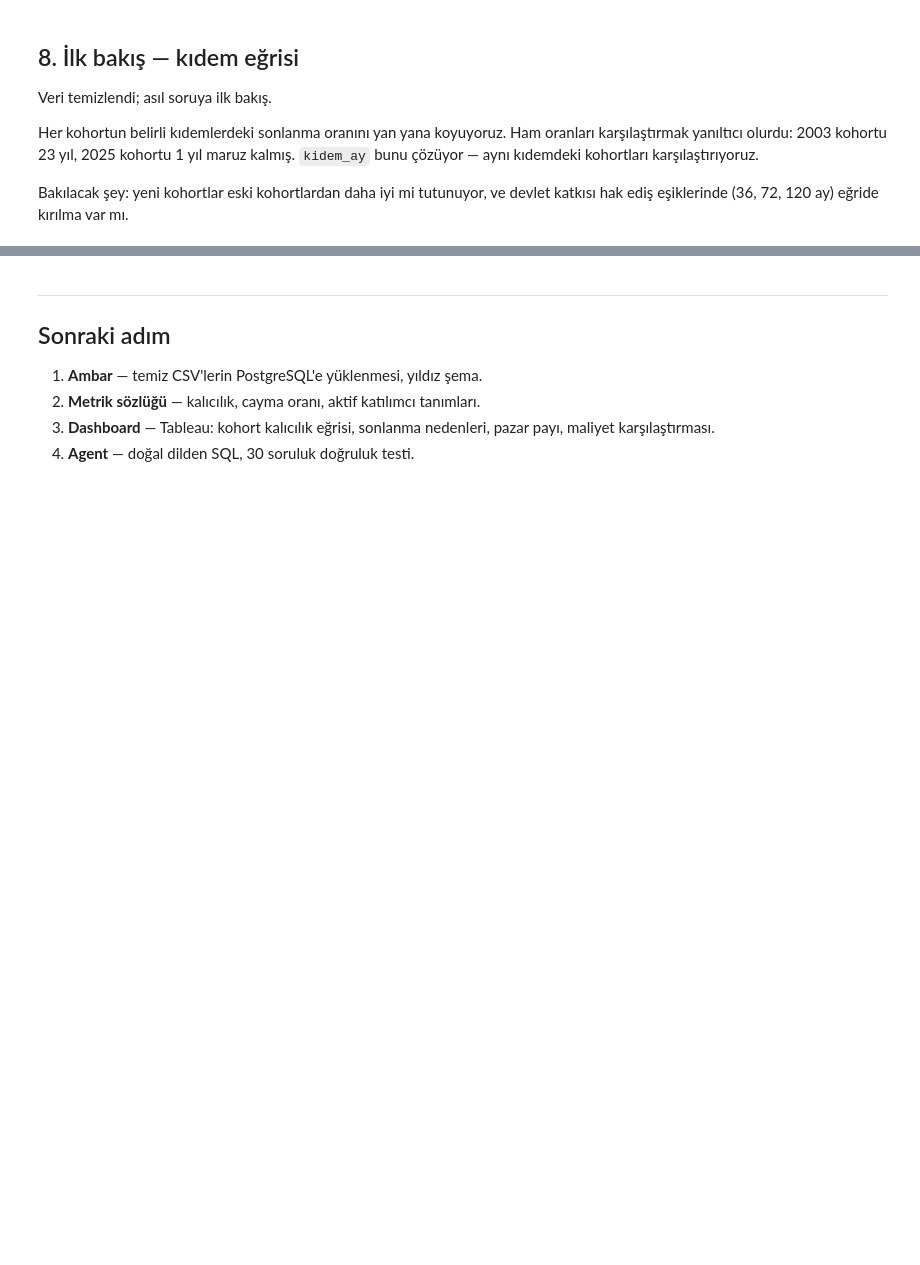
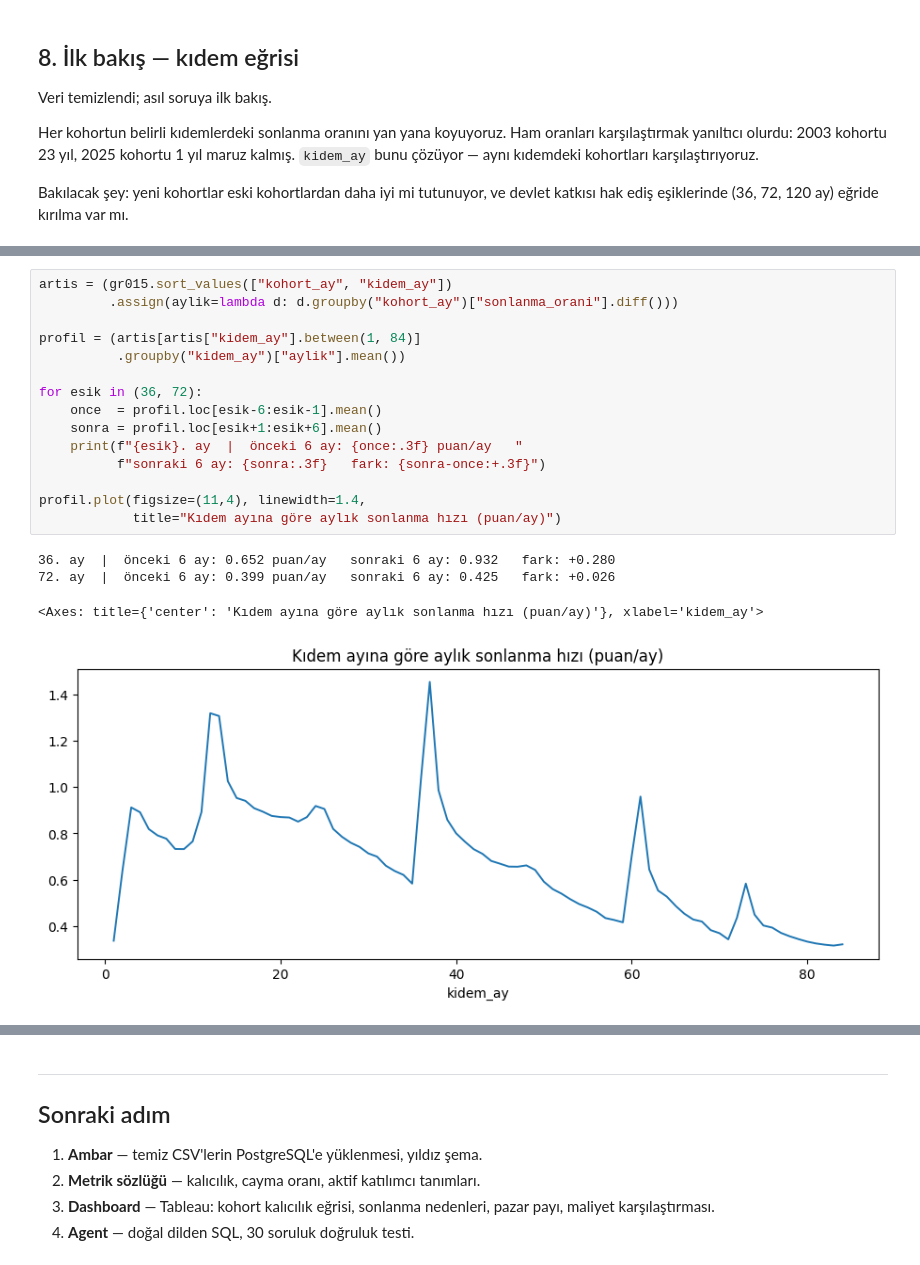
Before and after one commit to esero88/eser-portfolio, a Jupyter notebook: pension-retention-analytics/notebooks/02_veri_temizleme.ipynb, the cells around one changed output, grey strips where cells are left out. Cells and saved outputs as stored; diff of their text form; blank space fills up the shorter version.

```diff
--- a/pension-retention-analytics/notebooks/02_veri_temizleme.ipynb
+++ b/pension-retention-analytics/notebooks/02_veri_temizleme.ipynb
@@ -460,0 +590,20 @@ else:
+# %%
+artis = (gr015.sort_values(["kohort_ay", "kidem_ay"])
+         .assign(aylik=lambda d: d.groupby("kohort_ay")["sonlanma_orani"].diff()))
+
+profil = (artis[artis["kidem_ay"].between(1, 84)]
+          .groupby("kidem_ay")["aylik"].mean())
+
+for esik in (36, 72):
+    once  = profil.loc[esik-6:esik-1].mean()
+    sonra = profil.loc[esik+1:esik+6].mean()
+    print(f"{esik}. ay  |  önceki 6 ay: {once:.3f} puan/ay   "
+          f"sonraki 6 ay: {sonra:.3f}   fark: {sonra-once:+.3f}")
+
+profil.plot(figsize=(11,4), linewidth=1.4,
+            title="Kıdem ayına göre aylık sonlanma hızı (puan/ay)")
+# %% [output]
+36. ay  |  önceki 6 ay: 0.652 puan/ay   sonraki 6 ay: 0.932   fark: +0.280
+72. ay  |  önceki 6 ay: 0.399 puan/ay   sonraki 6 ay: 0.425   fark: +0.026
+<Axes: title={'center': 'Kıdem ayına göre aylık sonlanma hızı (puan/ay)'}, xlabel='kidem_ay'>
+[figure, added]
```
Also changed, not shown: parts of 11 cells of this notebook.
